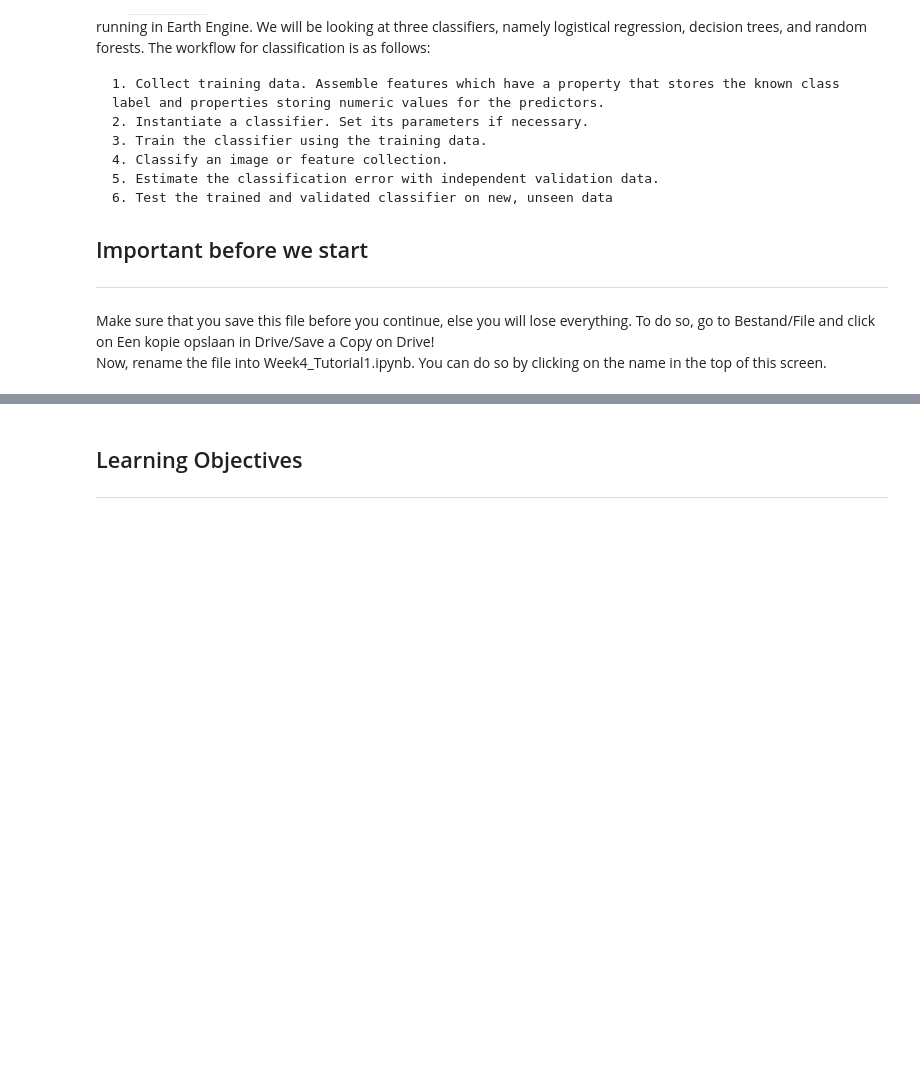
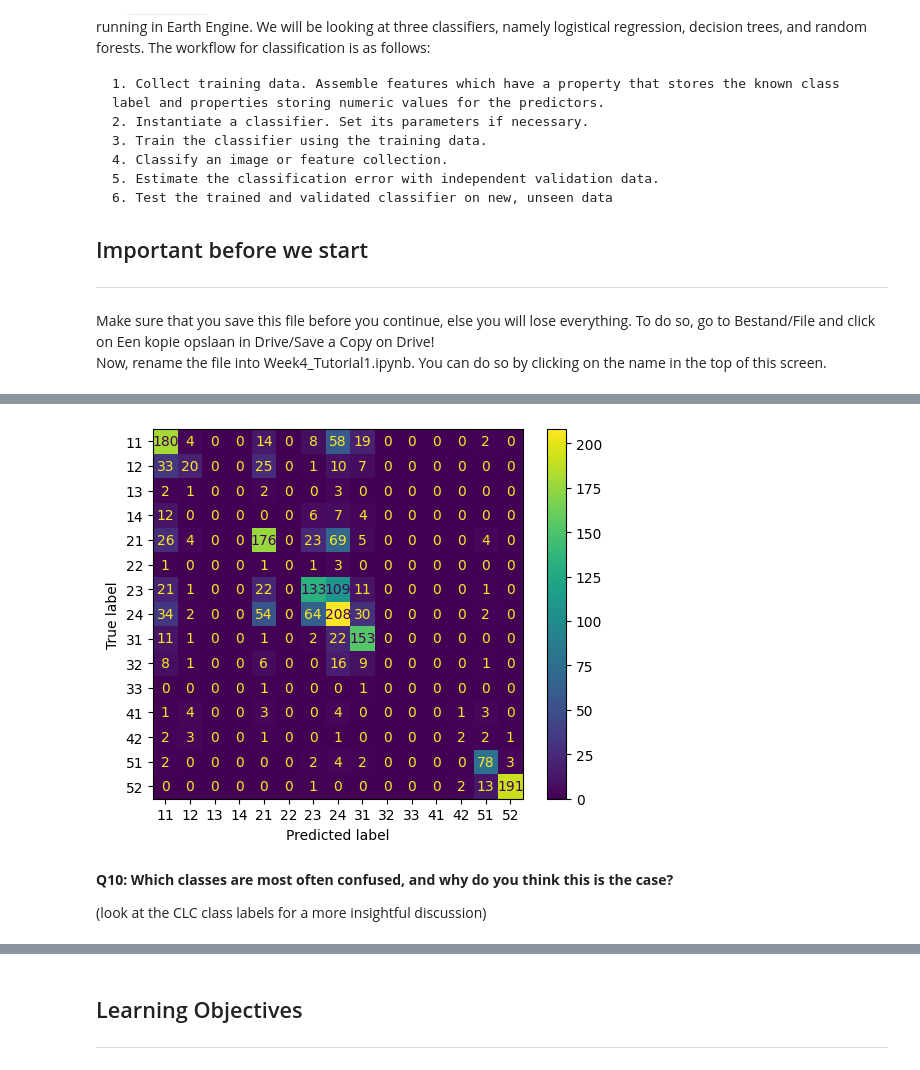
Before and after one commit to VU-IVM/UNIGIS_ProgrammingGIS, a Jupyter notebook: TAA1/TAA1_lecturer_ver.ipynb, the cells around one changed output, grey strips where cells are left out. Saved outputs shown, nothing was run; the diff lists cells and outputs as text; code cells hidden in the pictures; blank space fills up the shorter version.

```diff
--- a/TAA1/TAA1_lecturer_ver.ipynb
+++ b/TAA1/TAA1_lecturer_ver.ipynb
@@ -19,0 +334,12 @@ Now, rename the file into Week4_Tutorial1.ipynb. You can do so by clicking on th
+# %%
+from sklearn.linear_model import LogisticRegression
+from sklearn.metrics import accuracy_score, cohen_kappa_score
+
+# Train a logistic regression model
+model = LogisticRegression()
+model.fit(x_train.values, y_train.values)
+
+# Predict and evaluate
+train_y_pred = model.predict(x_train)
+train_accuracy = accuracy_score(train_y_pred, y_train)
+print("Training accuracy:", round(train_accuracy, 3))
@@ -19,0 +568,14 @@ Now, rename the file into Week4_Tutorial1.ipynb. You can do so by clicking on th
+# %%
+from sklearn.metrics import confusion_matrix, ConfusionMatrixDisplay
+labels = sorted(set(y_val))
+cm = confusion_matrix(y_val, val_y_pred, labels=labels)
+disp = ConfusionMatrixDisplay(confusion_matrix=cm,
+                              display_labels=labels)
+disp.plot()
+plt.show()
+# %% [output]
+[figure, added]
+# %% [markdown]
+**Q10: Which classes are most often confused, and why do you think this is the case?**
+
+(look at the CLC class labels for a more insightful discussion)
```
Also changed, not shown: parts of 96 cells of this notebook.
